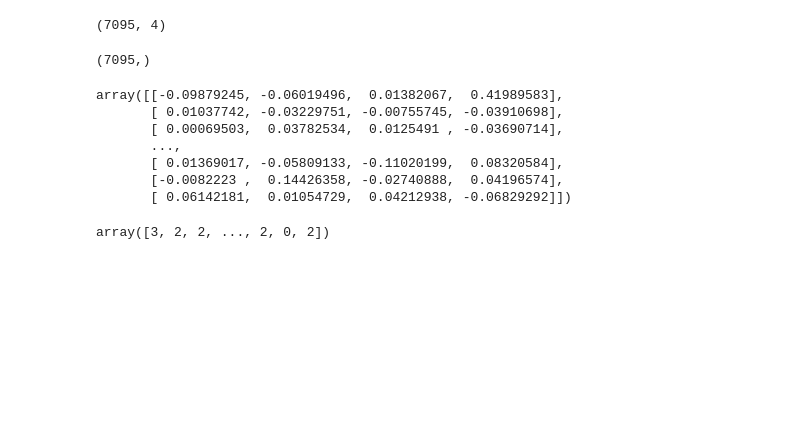
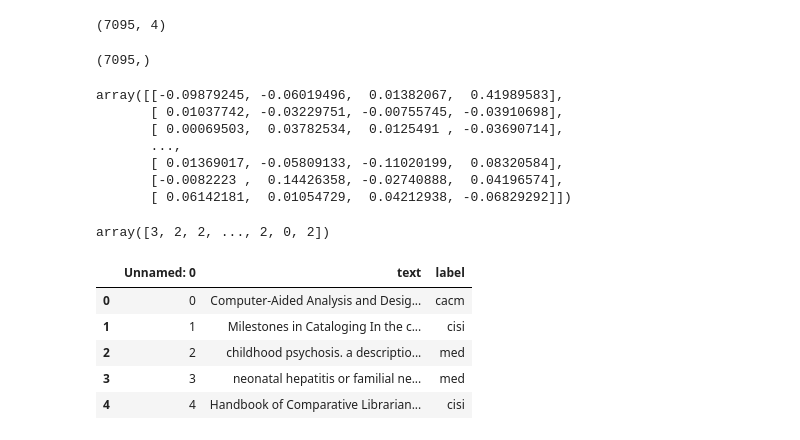
Before and after one commit to goamegah/Document-Clustering, a Jupyter notebook: dsa/PyNotebooks/dkm_classic4.ipynb, the cells around one changed output. Cells and saved outputs as stored; diff of their text form; code cells hidden in the pictures; blank space fills up the shorter version.

```diff
--- a/dsa/PyNotebooks/dkm_classic4.ipynb
+++ b/dsa/PyNotebooks/dkm_classic4.ipynb
@@ -153,0 +159,6 @@ array([3, 2, 2, ..., 2, 0, 2])
+# %%
+df_classic4 = pd.read_csv(
+    filepath_or_buffer="/home/godwin/Documents/Uparis/M1MLSD2223/ue_data2/text-clustering/core/datasets/data/classic4.csv"
+)
+
+document_name="classic4-dkm"
@@ -153,0 +174,9 @@ array([3, 2, 2, ..., 2, 0, 2])
+# %%
+df_classic4.head()
+# %% [output]
+|  | Unnamed: 0 | text | label |
+| 0 | 0 | Computer-Aided Analysis and Desig... | cacm |
+| 1 | 1 | Milestones in Cataloging In the c... | cisi |
+| 2 | 2 | childhood psychosis. a descriptio... | med |
+| 3 | 3 | neonatal hepatitis or familial ne... | med |
+| 4 | 4 | Handbook of Comparative Librarian... | cisi |
```
Also changed, not shown: parts of 7 cells of this notebook, 8 other files.
